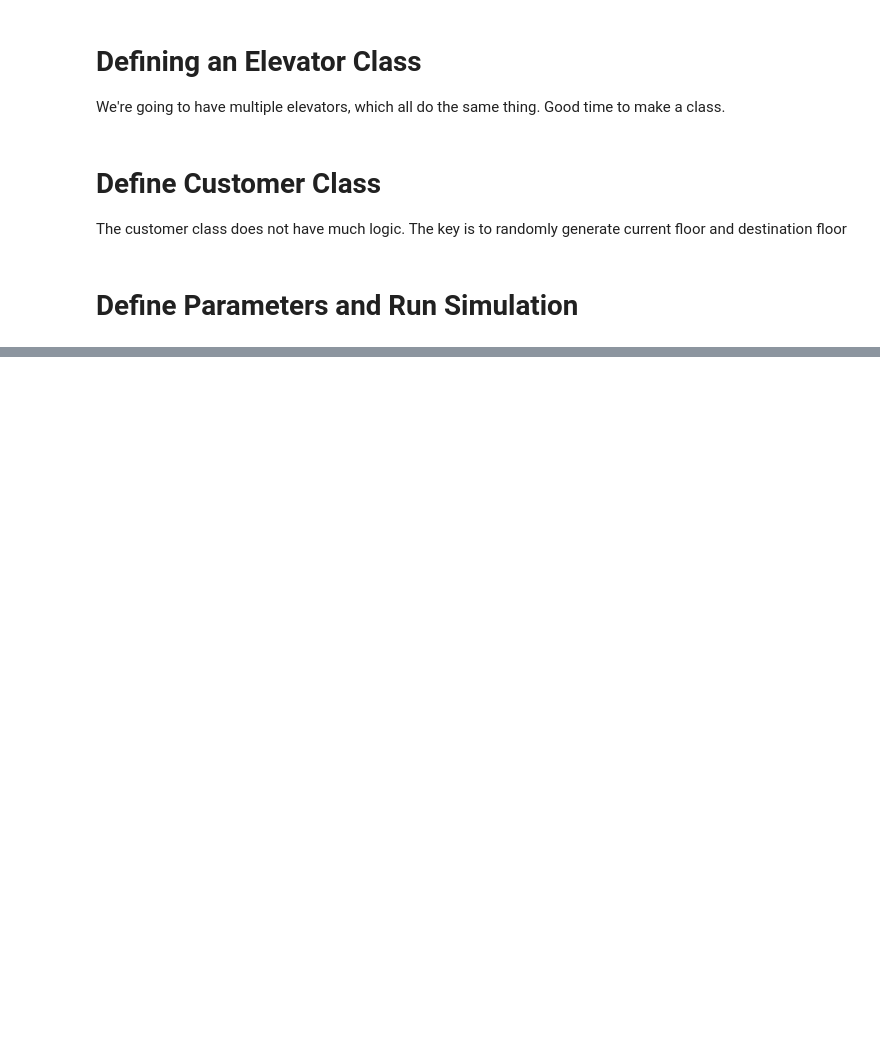
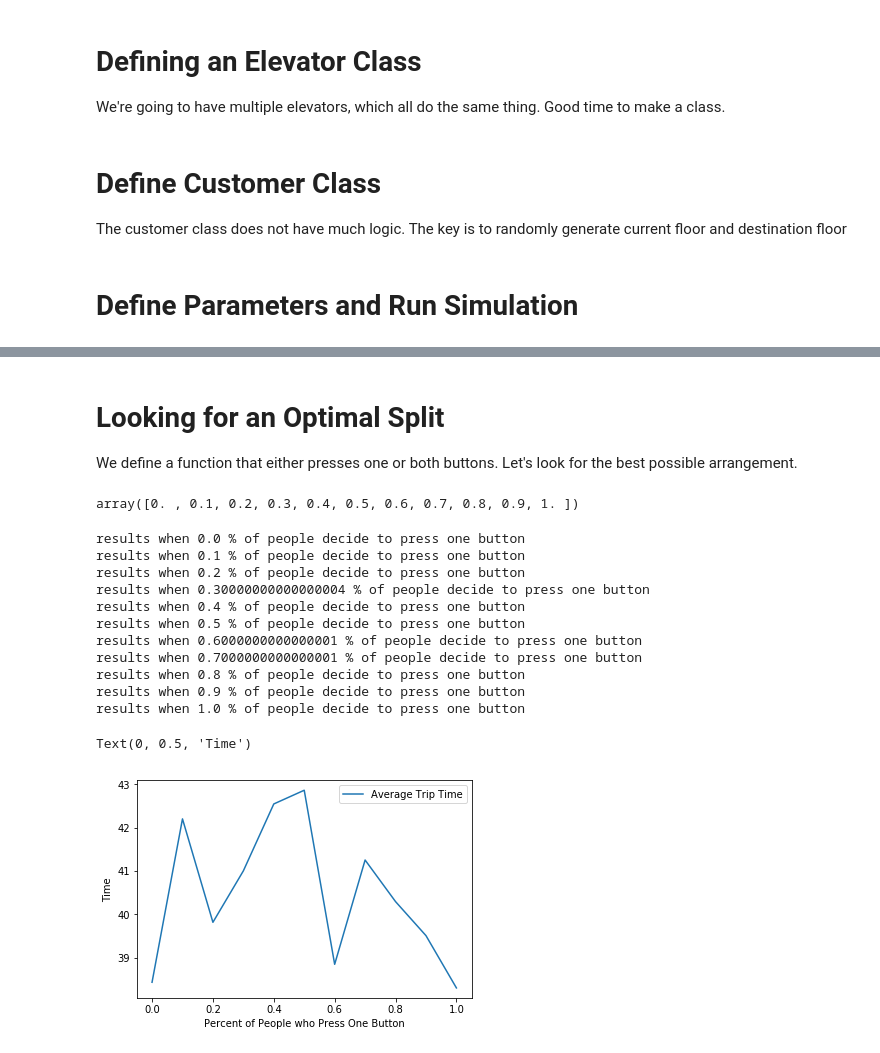
Before and after one commit to jschless/elevatorsim, a Jupyter notebook: ElevatorSim.ipynb, the cells around one changed output, grey strips where cells are left out. Drawn from its saved outputs; the diff is of its cells as text; code cells hidden in the pictures; blank space fills up the shorter version.

```diff
--- a/ElevatorSim.ipynb
+++ b/ElevatorSim.ipynb
@@ -277,0 +284,53 @@ e1.to_pick_up
+# %% [markdown]
+# Looking for an Optimal Split
+We define a function that either presses one or both buttons. Let's look for the best possible arrangement.
+# %%
+def press_one_or_two(temp, e1, e2, prob):
+    if np.random.random() < prob:
+        press_one(temp, e1, e2)
+    else:
+        press_both(temp, e1, e2)
+# %%
+np.linspace(0, 1, num=11)
+# %% [output]
+array([0. , 0.1, 0.2, 0.3, 0.4, 0.5, 0.6, 0.7, 0.8, 0.9, 1. ])
+# %%
+probabilities = np.linspace(0, 1, num=11)
+results = {}
+for p in probabilities:
+    def press_one_or_two(temp, e1, e2):
+        print(temp)
+        print(e1)
+        print(e2)
+
+        if np.random.random() < p:
+            press_one(temp, e1, e2)
+        else:
+            press_both(temp, e1, e2)
+    results[p] = simulation(button_press_func=press_both, time_steps=3600*24) #run for a full day
+# %%
+mean_dict, worst_dict = {}, {}
+for p, result in results.items():
+    print(f'results when {p} % of people decide to press one button')
+    e1, e2 = result
+    mean_dict[p] = np.mean(e1.average_times+e2.average_times)
+    worst_dict[p] = np.max(e1.average_times+e2.average_times)
+
+plt.plot(mean_dict.keys(), mean_dict.values(), label='Average Trip Time')
+plt.legend()
+plt.xlabel('Percent of People who Press One Button')
+plt.ylabel('Time')
+# %% [output]
+results when 0.0 % of people decide to press one button
+results when 0.1 % of people decide to press one button
+results when 0.2 % of people decide to press one button
+results when 0.30000000000000004 % of people decide to press one button
+results when 0.4 % of people decide to press one button
+results when 0.5 % of people decide to press one button
+results when 0.6000000000000001 % of people decide to press one button
+results when 0.7000000000000001 % of people decide to press one button
+results when 0.8 % of people decide to press one button
+results when 0.9 % of people decide to press one button
+results when 1.0 % of people decide to press one button
+Text(0, 0.5, 'Time')
+[figure, added]
```
Also changed, not shown: parts of 18 cells of this notebook.
